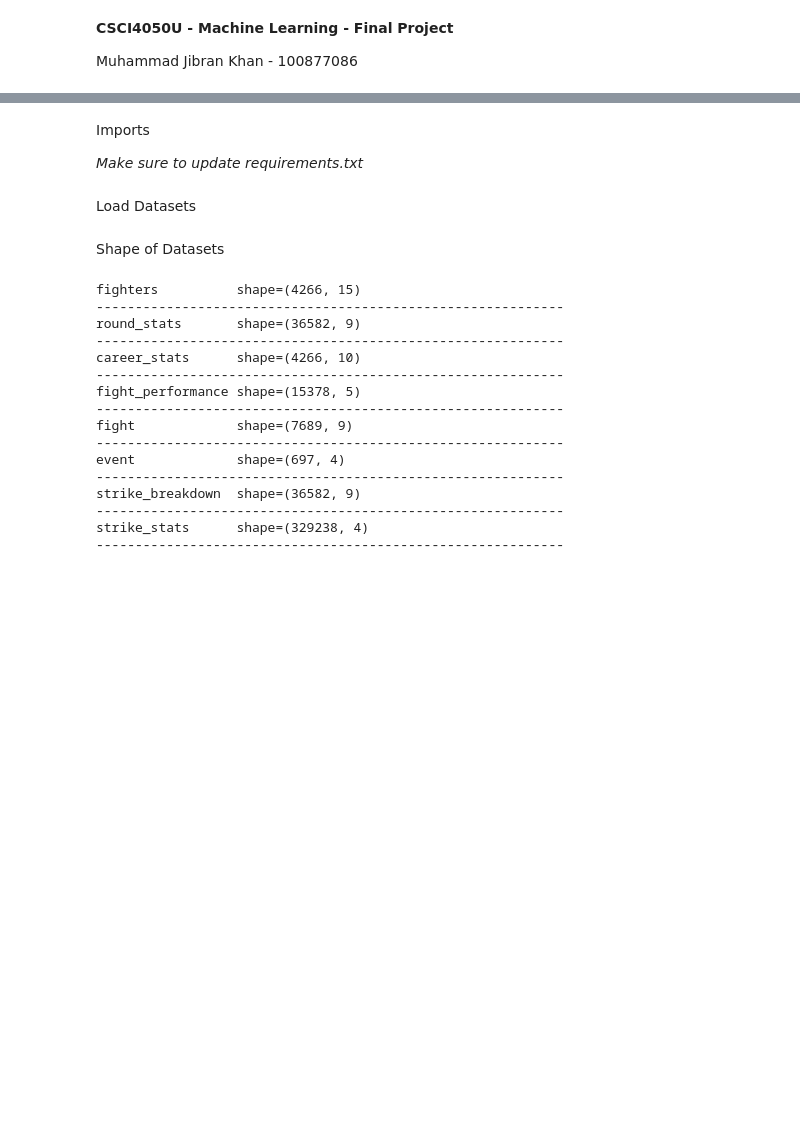
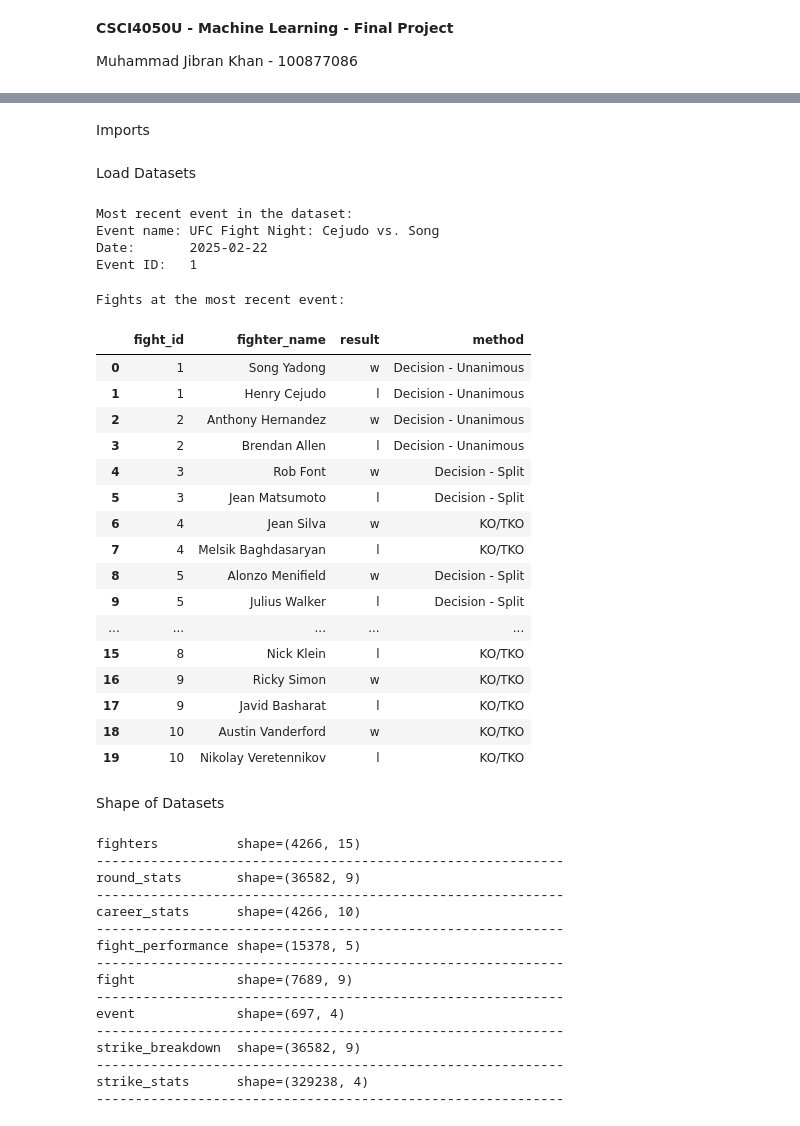
Before and after one commit to jibi21212/ml_final_project, a Jupyter notebook: final_project.ipynb, the cells around one changed output, grey strips where cells are left out. Saved outputs shown, nothing was run; the diff lists cells and outputs as text; code cells hidden in the pictures; blank space fills up the shorter version.

```diff
--- a/final_project.ipynb
+++ b/final_project.ipynb
@@ -15,7 +73,5 @@ To quantify the value of style embeddings, we compare a metadata-only baseline a
 # %% [markdown]
 Imports
-
-*Make sure to update requirements.txt*
 # %%
 from pathlib import Path
 import pandas as pd
@@ -38,6 +94,55 @@ fight             = pd.read_csv(DATA_DIR / "fight.csv")
 event             = pd.read_csv(DATA_DIR / "event.csv")
 strike_breakdown  = pd.read_csv(DATA_DIR / "strike_breakdown.csv")
 strike_stats      = pd.read_csv(DATA_DIR / "strike_stats.csv")
+# %%
+# Make a safe copy
+event_recent = event.copy()
+
+# Parse date as datetime (if it's not already)
+event_recent["date"] = pd.to_datetime(event_recent["date"], errors="coerce")
+
+# Get the most recent event
+latest_event = event_recent.sort_values("date").iloc[-1]
+
+print("Most recent event in the dataset:")
+print(f"Event name: {latest_event['event_title']}")
+print(f"Date:       {latest_event['date'].date()}")
+print(f"Event ID:   {latest_event['event_id']}")
+# %% [output]
+Most recent event in the dataset:
+Event name: UFC Fight Night: Cejudo vs. Song
+Date:       2025-02-22
+Event ID:   1
+# %%
+latest_event_id = latest_event["event_id"]
+
+latest_fights = (
+    fight[fight["event_id"] == latest_event_id]
+    .merge(fight_performance, on="fight_id", how="left")
+    .sort_values("fight_id")
+)
+
+print("Fights at the most recent event:")
+latest_fights[["fight_id", "fighter_name", "result", "method"]].head(20)
+# %% [output]
+Fights at the most recent event:
+|  | fight_id | fighter_name | result | method |
+| 0 | 1 | Song Yadong | w | Decision - Unanimous |
+| 1 | 1 | Henry Cejudo | l | Decision - Unanimous |
+| 2 | 2 | Anthony Hernandez | w | Decision - Unanimous |
+| 3 | 2 | Brendan Allen | l | Decision - Unanimous |
+| 4 | 3 | Rob Font | w | Decision - Split |
+| 5 | 3 | Jean Matsumoto | l | Decision - Split |
+| 6 | 4 | Jean Silva | w | KO/TKO |
+| 7 | 4 | Melsik Baghdasaryan | l | KO/TKO |
+| 8 | 5 | Alonzo Menifield | w | Decision - Split |
+| 9 | 5 | Julius Walker | l | Decision - Split |
+| ... | ... | ... | ... | ... |
+| 15 | 8 | Nick Klein | l | KO/TKO |
+| 16 | 9 | Ricky Simon | w | KO/TKO |
+| 17 | 9 | Javid Basharat | l | KO/TKO |
+| 18 | 10 | Austin Vanderford | w | KO/TKO |
+| 19 | 10 | Nikolay Veretennikov | l | KO/TKO |
 # %% [markdown]
 Shape of Datasets
 # %%
```
Also changed, not shown: parts of 9 cells of this notebook, 4 other files.
